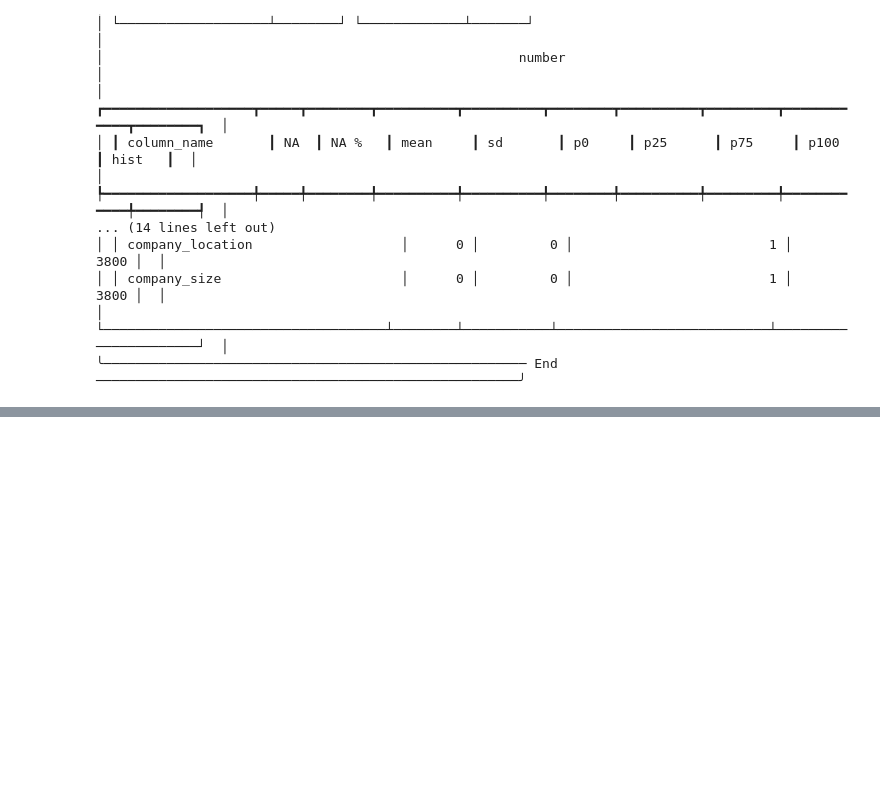
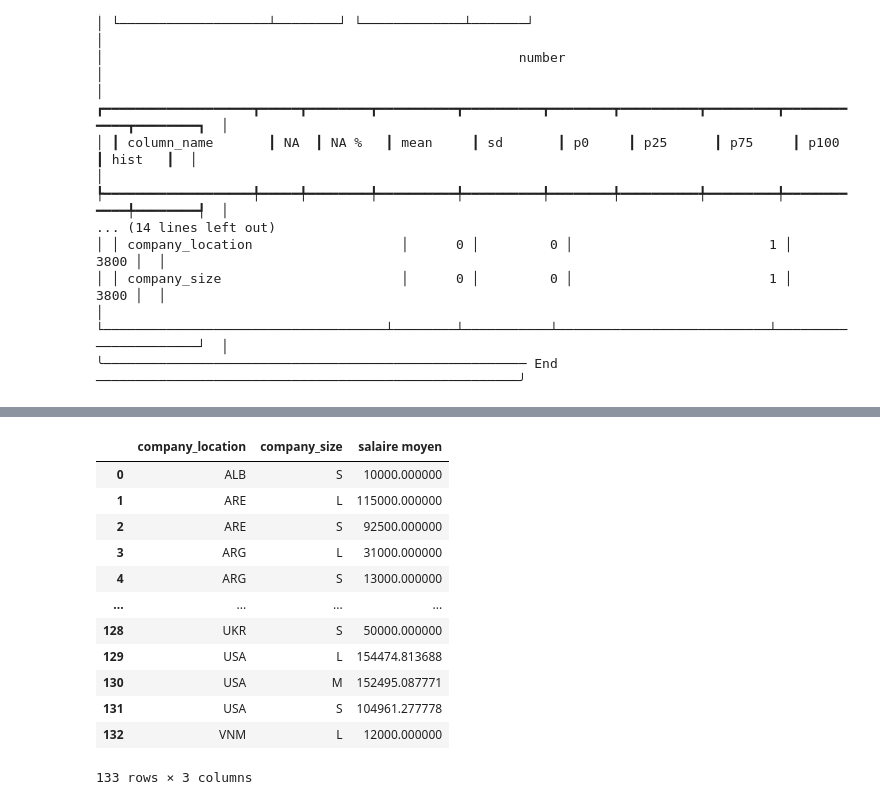
Before and after one commit to ilanaliouchouche/salaries-in-the-data, a Jupyter notebook: salaires.ipynb, the cells around one changed output, grey strips where cells are left out. Saved outputs shown, nothing was run; the diff lists cells and outputs as text; code cells hidden in the pictures; blank space fills up the shorter version.

```diff
--- a/salaires.ipynb
+++ b/salaires.ipynb
@@ -201,7 +50,0 @@ array(['L', 'S', 'M'], dtype=object)
-# %%
-maping = {
-    'S':1,
-    'M':2,
-    'L':3
-}
-data['company_size'] = data['company_size'].map(maping)
@@ -232,8 +50,0 @@ array(['SE', 'MI', 'EN', 'EX'], dtype=object)
-# %%
-maping2 = {
-    'EN' : 1,
-    'MI' : 2,
-    'SE' : 3,
-    'EX' : 4
-}
-data['experience_level'] = data['experience_level'].map(maping2)
@@ -256,2 +50,0 @@ data
-# %%
-data = pd.get_dummies(data)
@@ -336,0 +51,8 @@ all_curve(pipes, X_train, y_train)
+# %%
+import country_converter as coco
+comp = coco.convert(names = data['company_location'], to = "ISO3")
+data['company_location'] = comp
+
+companies = data['company_location'].value_counts()
+geo = px.choropleth(data, locations = companies.index, color = companies.values, color_continuous_scale=px.colors.sequential.YlGnBu, template='plotly_dark', title='Répartition des entreprises du dataset')
+geo
@@ -336,0 +78,17 @@ all_curve(pipes, X_train, y_train)
+# %%
+dfsize = data.groupby(['company_location', 'company_size'])['salary_in_usd'].mean().reset_index(name='salaire moyen')
+dfsize
+# %% [output]
+|  | company_location | company_size | salaire moyen |
+| 0 | ALB | S | 10000.000000 |
+| 1 | ARE | L | 115000.000000 |
+| 2 | ARE | S | 92500.000000 |
+| 3 | ARG | L | 31000.000000 |
+| 4 | ARG | S | 13000.000000 |
+| ... | ... | ... | ... |
+| 128 | UKR | S | 50000.000000 |
+| 129 | USA | L | 154474.813688 |
+| 130 | USA | M | 152495.087771 |
+| 131 | USA | S | 104961.277778 |
+| 132 | VNM | L | 12000.000000 |
+133 rows × 3 columns
```
Also changed, not shown: parts of 39 cells of this notebook.
